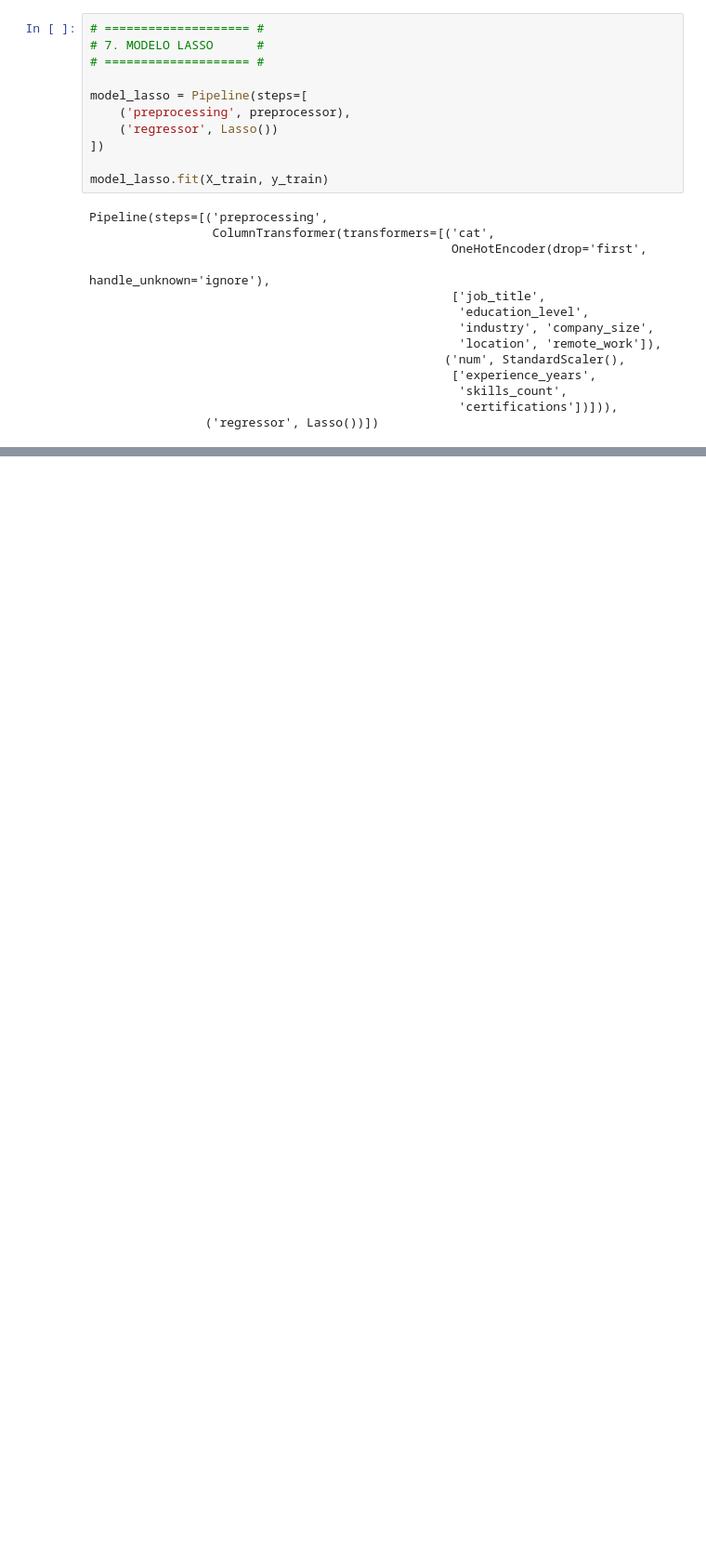
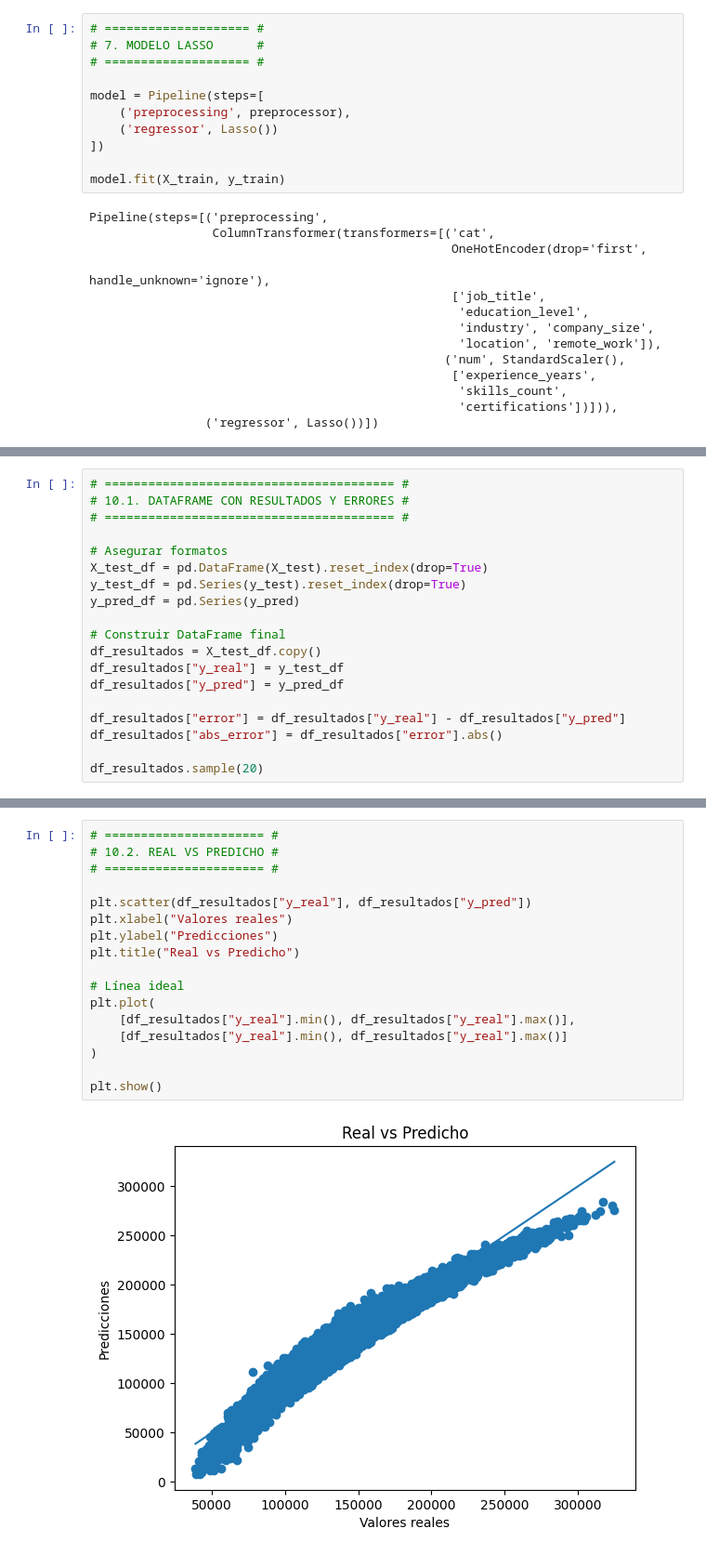
Before and after one commit to SebastianBetancur08/analitica-proyecto, a Jupyter notebook: notebooks/Modelos/2.Model_lasso.ipynb, the cells around one changed output, grey strips where cells are left out. Shown at 93% size. Saved outputs shown, nothing was run; the diff lists cells and outputs as text; blank space fills up the shorter version.

Commit message:
Actualizo lasso

```diff
--- a/notebooks/Modelos/2.Model_lasso.ipynb
+++ b/notebooks/Modelos/2.Model_lasso.ipynb
@@ -86,12 +87,12 @@ X_train, X_test, y_train, y_test = train_test_split(
 # 7. MODELO LASSO      #
 # ==================== #
 
-model_lasso = Pipeline(steps=[
+model = Pipeline(steps=[
     ('preprocessing', preprocessor),
     ('regressor', Lasso())
 ])
 
-model_lasso.fit(X_train, y_train)
+model.fit(X_train, y_train)
 # %% [output]
 Pipeline(steps=[('preprocessing',
                  ColumnTransformer(transformers=[('cat',
@@ -108,0 +134,19 @@ Pipeline(steps=[('preprocessing',
+# %%
+# ======================================== #
+# 10.1. DATAFRAME CON RESULTADOS Y ERRORES #
+# ======================================== #
+
+# Asegurar formatos
+X_test_df = pd.DataFrame(X_test).reset_index(drop=True)
+y_test_df = pd.Series(y_test).reset_index(drop=True)
+y_pred_df = pd.Series(y_pred)
+
+# Construir DataFrame final
+df_resultados = X_test_df.copy()
+df_resultados["y_real"] = y_test_df
+df_resultados["y_pred"] = y_pred_df
+
+df_resultados["error"] = df_resultados["y_real"] - df_resultados["y_pred"]
+df_resultados["abs_error"] = df_resultados["error"].abs()
+
+df_resultados.sample(20)
@@ -108,0 +171,19 @@ Pipeline(steps=[('preprocessing',
+# %%
+# ====================== #
+# 10.2. REAL VS PREDICHO #
+# ====================== #
+
+plt.scatter(df_resultados["y_real"], df_resultados["y_pred"])
+plt.xlabel("Valores reales")
+plt.ylabel("Predicciones")
+plt.title("Real vs Predicho")
+
+# Línea ideal
+plt.plot(
+    [df_resultados["y_real"].min(), df_resultados["y_real"].max()],
+    [df_resultados["y_real"].min(), df_resultados["y_real"].max()]
+)
+
+plt.show()
+# %% [output]
+[figure, added]
```
Also changed, not shown: parts of 6 cells of this notebook.
